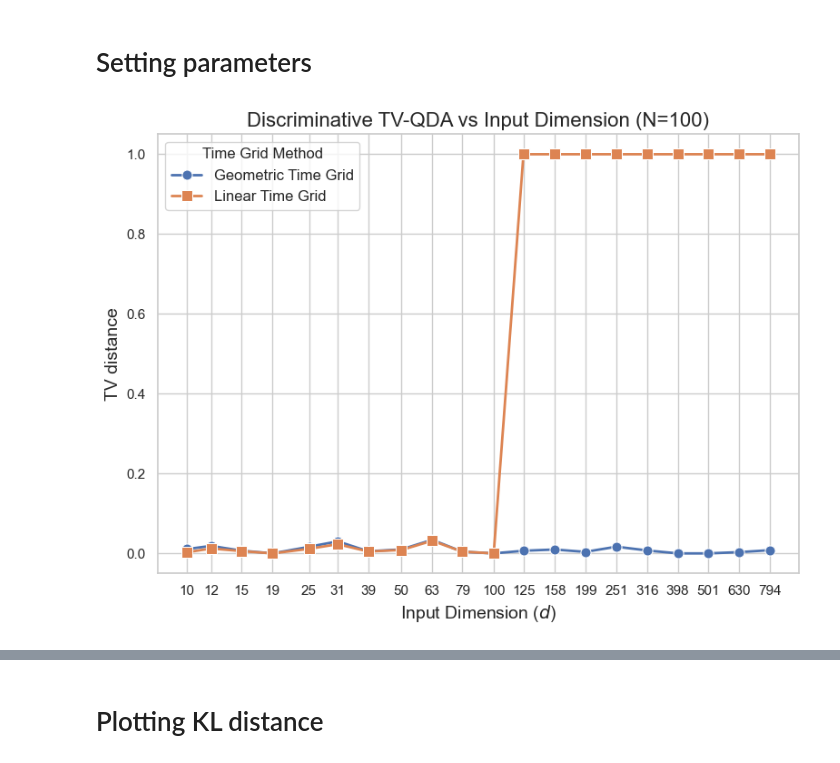
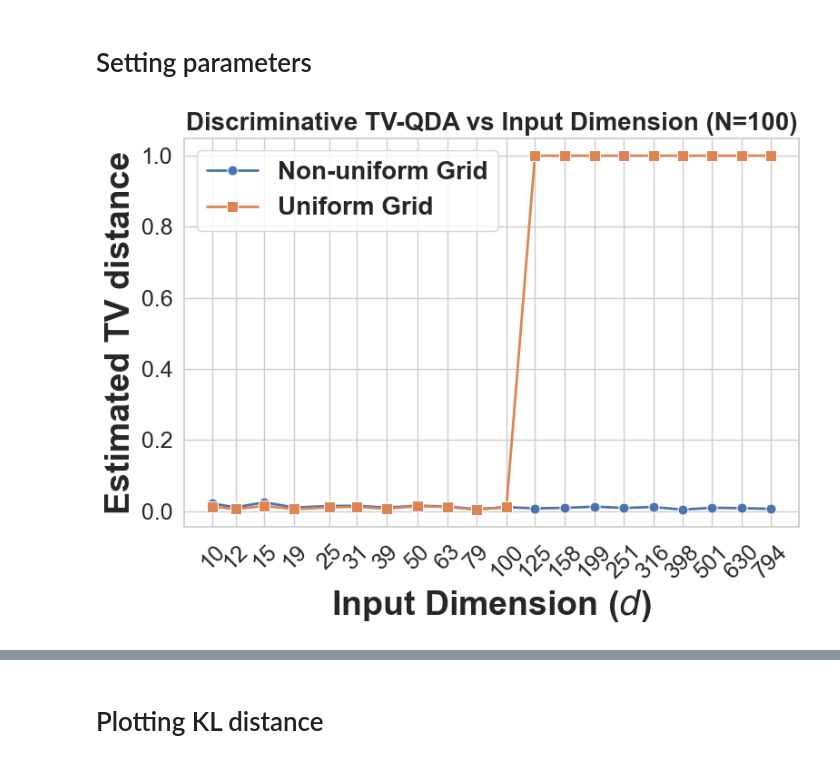
Before and after one commit to roysaptaumich/Low-dim-RF, a Jupyter notebook: low_rank_TV_plot.ipynb, the cells around one changed output, grey strips where cells are left out. Cells and saved outputs as stored; diff of their text form; code cells hidden in the pictures.

```diff
--- a/low_rank_TV_plot.ipynb
+++ b/low_rank_TV_plot.ipynb
@@ -59,11 +59,12 @@ for INPUT_DIM in DIMENSIONS:
     # Original target distribution
     D1 = generate_data(TYPE, n_samples, INPUT_DIM, RANK, CENTER, device=device)
 
+    TV_geom = []
+    TV_lin = []
+    TV_sde = []
 
     for rounds in tqdm(range(10), desc=f"DIM {INPUT_DIM}"):
-        TV_geom = 0
-        TV_lin = 0
-        TV_sde = 0
+
         # print(f"Dimension: {INPUT_DIM}, Round: {rounds+1}")
 
         # generate data
@@ -96,15 +97,15 @@ for INPUT_DIM in DIMENSIONS:
             num_samples= NUM_SAMPLES,
         )
 
-        true_traj1_geom = true_euler_sampler_geom.sample_loop(seed=100)
-        true_traj1_lin = true_euler_sampler_lin.sample_loop(seed=100)
+        true_traj1_geom = true_euler_sampler_geom.sample_loop(seed=rounds)
+        true_traj1_lin = true_euler_sampler_lin.sample_loop(seed=rounds)
 
         true_sde_sampler = Mynew_trueSDESampler( k = RANK, d = INPUT_DIM, CENTER= CENTER,
             rectified_flow=straight_rf,
             time_grid = MynewSDE_timegrid_generator(NUM_STEPS , c0 = 2, c1 = 5), # 900, c0 = 5, c1 = 10.5
             num_samples= NUM_SAMPLES,
         )
-        true_traj_sde = true_sde_sampler.sample_loop(seed=100)
+        true_traj_sde = true_sde_sampler.sample_loop(seed=rounds)
 
         # Caluclate TV-QDA between generated samples and real data samples at a certain time step
         geom_time_grid = geom_timegrid_generator(NUM_STEPS, delta=1/max(INPUT_DIM, NUM_STEPS))
@@ -127,9 +128,9 @@ for INPUT_DIM in DIMENSIONS:
         tv_qda_lin = calculate_discriminative_tv_qda(blurred_Real_Data_geom, Gen_Data_lin)
         tv_qda_sde = calculate_discriminative_tv_qda(blurred_Real_Data_sde, Gen_Data_sde)
 
-        TV_geom += tv_qda_geom
-        TV_lin += tv_qda_lin
-        TV_sde += tv_qda_sde
+        TV_geom.append(tv_qda_geom)
+        TV_lin.append(tv_qda_lin)
+        TV_sde.append(tv_qda_sde)
 
     TV_geom_list.append(np.mean(TV_geom))
     TV_lin_list.append(np.mean(TV_lin))
@@ -149,7 +150,19 @@ for INPUT_DIM in DIMENSIONS:
     with open(name, "w") as f:
         json.dump(results, f)
 # %%
-
+from matplotlib.ticker import LogLocator, ScalarFormatter
+NUM_STEPS = 100
+TITLE_FONT = 20
+LEGEND_FONT = 20
+AXIS_FONT = 18
+AXIS_LABEL_FONT = 27
+# import the .json file
+with open(f"assets/N_{NUM_STEPS}_low_rank_Gaussian_TV_results.json", "r") as f:
+    results = json.load(f)
+DIMENSIONS = results["DIMENSIONS"]
+TV_geom_list = results["TV_geom_list"]
+TV_lin_list = results["TV_lin_list"]
+TV_sde_list = results["TV_sde_list"]
 # -----------------------------------------------------------------
 
 # Set a seaborn style for better aesthetics (e.g., 'whitegrid' or 'darkgrid')
@@ -163,40 +176,48 @@ sns.lineplot(
     x=DIMENSIONS,
     y=TV_geom_list,
     marker='o',
-    label='Geometric Time Grid',
+    label='Non-uniform Grid',
     markersize=8,
     linewidth=2
 )
 
 # 2. Plot the Linear Time Grid data using sns.lineplot
 sns.lineplot(
     x=DIMENSIONS,
     y=TV_lin_list,
     marker='s',
-    label='Linear Time Grid',
+    label='Uniform Grid',
     markersize=8,
     linewidth=2
 )
 
 # 3. Apply the scales and labels
 plt.xscale('log')
+ax = plt.gca()
+ax.xaxis.set_major_locator(LogLocator(base=10))
+ax.xaxis.set_major_formatter(ScalarFormatter())
+# make x_ticks spreadout for better visibility
 plt.xticks(DIMENSIONS, labels=[str(d) for d in DIMENSIONS])
+plt.tick_params(axis='x', which='major', labelsize=AXIS_FONT, rotation=45, pad= 5)
+plt.tick_params(axis='y', which='major', labelsize=AXIS_FONT)
 # If you decide to re-enable the log scale for the Y-axis:
 # plt.yscale('log')
 
-plt.xlabel('Input Dimension ($d$)', fontsize=14)
+plt.xlabel('Input Dimension ($d$)', fontsize=AXIS_LABEL_FONT, fontweight='bold')
 # Use the raw string (r'...') to correctly render the LaTeX math expression
-plt.ylabel(r'TV distance', fontsize=14)
+plt.ylabel(r'Estimated TV distance', fontsize= AXIS_LABEL_FONT, fontweight='bold')
 
-plt.legend(fontsize=12, title='Time Grid Method')
-plt.title(f'Discriminative TV-QDA vs Input Dimension (N={NUM_STEPS})', fontsize=16)
+plt.legend(prop = {'size': LEGEND_FONT, 'weight': 'bold'})
+# make the title bold and larger
+plt.title(f'Discriminative TV-QDA vs Input Dimension (N={NUM_STEPS})', fontsize=TITLE_FONT, fontweight='bold')
+
 
 # Use plt.tight_layout() to ensure labels and title fit within the figure area
 plt.tight_layout()
 
 
-#plt.savefig(f'assets/N_{NUM_STEPS}_low_rank_TV_vs_dimension.pdf', dpi=300)
+plt.savefig(f'assets/N_{NUM_STEPS}_low_rank_TV_vs_dimension.pdf', dpi=500)
 plt.show()
 # %% [output]
-[figure, old version]
+[figure, new version]
 # %%
```
Also changed, not shown: parts of 3 cells of this notebook, 9 other files.
